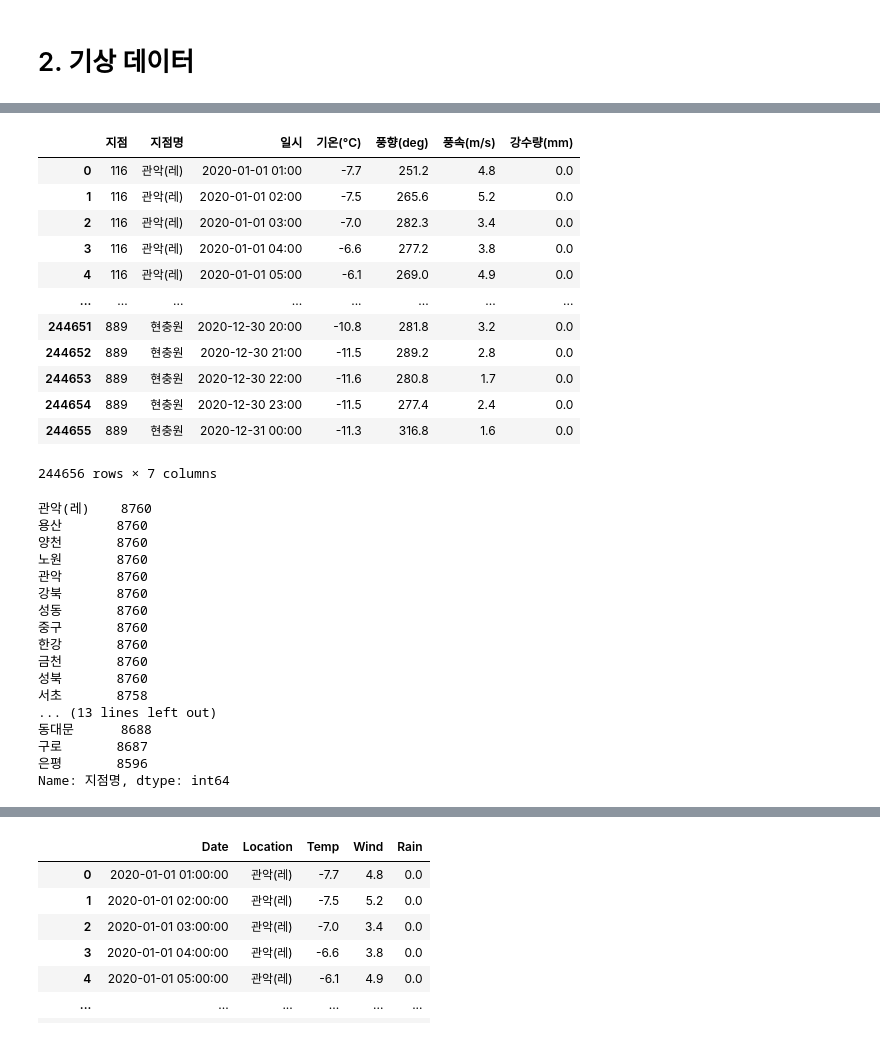
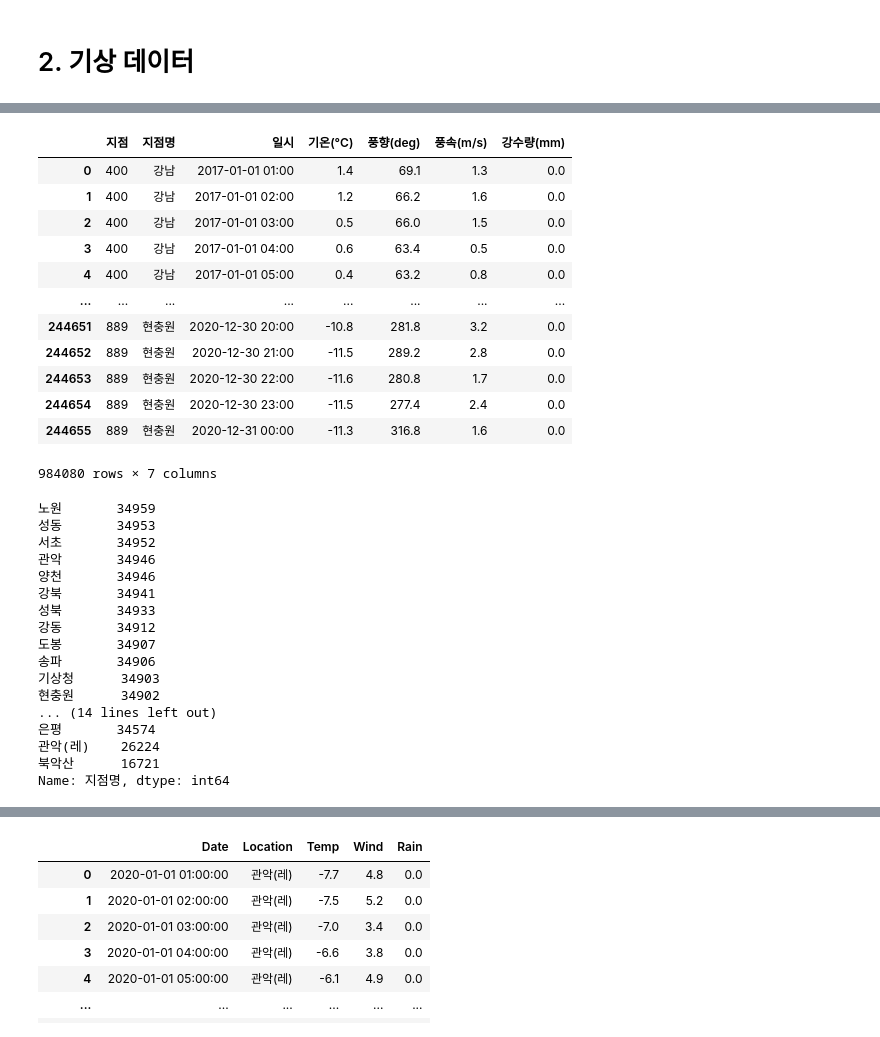
Before and after one commit to HyeongSeok-Park/Academy_Second_Project, a Jupyter notebook: 데이터 전처리 및 시각화.ipynb, the cells around one changed output, grey strips where cells are left out. Cells and saved outputs as stored; diff of their text form; code cells hidden in the pictures.

```diff
--- a/데이터 전처리 및 시각화.ipynb
+++ b/데이터 전처리 및 시각화.ipynb
@@ -606,10 +606,7 @@ memory usage: 14.0+ MB
 # %% [markdown]
 # 2. 기상 데이터
 # %%
-# weather_2016_list = pd.read_csv('E:/Git/data/Academy_Second_Project/weather_data(2016-2020)/OBS_AWS_TIM_2016.csv', encoding = 'cp949')
-# weather_2017_list = pd.read_csv('E:/Git/data/Academy_Second_Project/weather_data(2016-2020)/OBS_AWS_TIM_2017.csv', encoding = 'cp949')
-# weather_2018_list = pd.read_csv('E:/Git/data/Academy_Second_Project/weather_data(2016-2020)/OBS_AWS_TIM_2018.csv', encoding = 'cp949')
-# weather_2019_list = pd.read_csv('E:/Git/data/Academy_Second_Project/weather_data(2016-2020)/OBS_AWS_TIM_2019.csv', encoding = 'cp949')
+weather_2017_list = pd.read_csv('E:/Git/data/Academy_Second_Project/weather_data(2016-2020)/OBS_AWS_TIM_2017.csv', encoding = 'cp949')
+weather_2018_list = pd.read_csv('E:/Git/data/Academy_Second_Project/weather_data(2016-2020)/OBS_AWS_TIM_2018.csv', encoding = 'cp949')
+weather_2019_list = pd.read_csv('E:/Git/data/Academy_Second_Project/weather_data(2016-2020)/OBS_AWS_TIM_2019.csv', encoding = 'cp949')
 weather_2020_list = pd.read_csv('E:/Git/data/Academy_Second_Project/weather_data(2016-2020)/OBS_AWS_TIM_2020.csv', encoding = 'cp949')
-
-weather_2020_list.info()
@@ -630,0 +633,8 @@ memory usage: 13.1+ MB
+# %%
+# 2017 ~ 2020 지하철 승차인원 데이터 합산
+weather_total = weather_2017_list
+weather_total = weather_total.append(weather_2018_list)
+weather_total = weather_total.append(weather_2019_list)
+weather_total = weather_total.append(weather_2020_list)
+
+weather_total
@@ -631,42 +655,42 @@ memory usage: 13.1+ MB
 # %%
 # 기상데이터 불러오기
-weather_2020_edit1 = weather_2020_list
+weather_total_edit1 = weather_total
 
 # 1차 가공 데이터 (기간)
-weather_2020_edit1
+weather_total_edit1
 # %% [output]
 |  | 지점 | 지점명 | 일시 | 기온(°C) | 풍향(deg) | 풍속(m/s) | 강수량(mm) |
-| 0 | 116 | 관악(레) | 2020-01-01 01:00 | -7.7 | 251.2 | 4.8 | 0.0 |
-| 1 | 116 | 관악(레) | 2020-01-01 02:00 | -7.5 | 265.6 | 5.2 | 0.0 |
-| 2 | 116 | 관악(레) | 2020-01-01 03:00 | -7.0 | 282.3 | 3.4 | 0.0 |
-| 3 | 116 | 관악(레) | 2020-01-01 04:00 | -6.6 | 277.2 | 3.8 | 0.0 |
-| 4 | 116 | 관악(레) | 2020-01-01 05:00 | -6.1 | 269.0 | 4.9 | 0.0 |
+| 0 | 400 | 강남 | 2017-01-01 01:00 | 1.4 | 69.1 | 1.3 | 0.0 |
+| 1 | 400 | 강남 | 2017-01-01 02:00 | 1.2 | 66.2 | 1.6 | 0.0 |
+| 2 | 400 | 강남 | 2017-01-01 03:00 | 0.5 | 66.0 | 1.5 | 0.0 |
+| 3 | 400 | 강남 | 2017-01-01 04:00 | 0.6 | 63.4 | 0.5 | 0.0 |
+| 4 | 400 | 강남 | 2017-01-01 05:00 | 0.4 | 63.2 | 0.8 | 0.0 |
 | ... | ... | ... | ... | ... | ... | ... | ... |
 | 244651 | 889 | 현충원 | 2020-12-30 20:00 | -10.8 | 281.8 | 3.2 | 0.0 |
 | 244652 | 889 | 현충원 | 2020-12-30 21:00 | -11.5 | 289.2 | 2.8 | 0.0 |
 | 244653 | 889 | 현충원 | 2020-12-30 22:00 | -11.6 | 280.8 | 1.7 | 0.0 |
 | 244654 | 889 | 현충원 | 2020-12-30 23:00 | -11.5 | 277.4 | 2.4 | 0.0 |
 | 244655 | 889 | 현충원 | 2020-12-31 00:00 | -11.3 | 316.8 | 1.6 | 0.0 |
-244656 rows × 7 columns
+984080 rows × 7 columns
 # %%
-weather_2020_edit1['지점명'].value_counts()
+weather_total_edit1['지점명'].value_counts()
 # %% [output]
-관악(레)    8760
-용산       8760
-양천       8760
-노원       8760
-관악       8760
-강북       8760
-성동       8760
-중구       8760
-한강       8760
-금천       8760
-성북       8760
-서초       8758
-... (13 lines left out)
-동대문      8688
-구로       8687
-은평       8596
+노원       34959
+성동       34953
+서초       34952
+관악       34946
+양천       34946
+강북       34941
+성북       34933
+강동       34912
+도봉       34907
+송파       34906
+기상청      34903
+현충원      34902
+... (14 lines left out)
+은평       34574
+관악(레)    26224
+북악산      16721
 Name: 지점명, dtype: int64
 # %%
 # null값 확인
```
Also changed, not shown: parts of 18 cells of this notebook.
